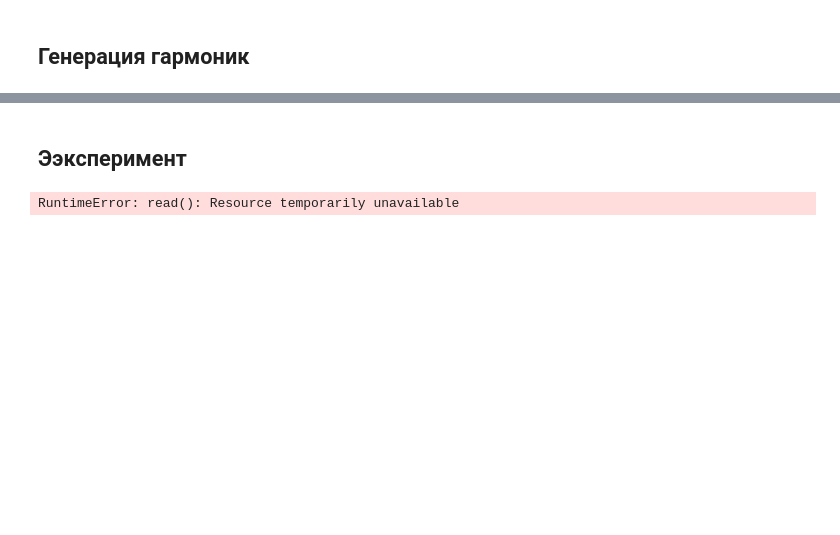
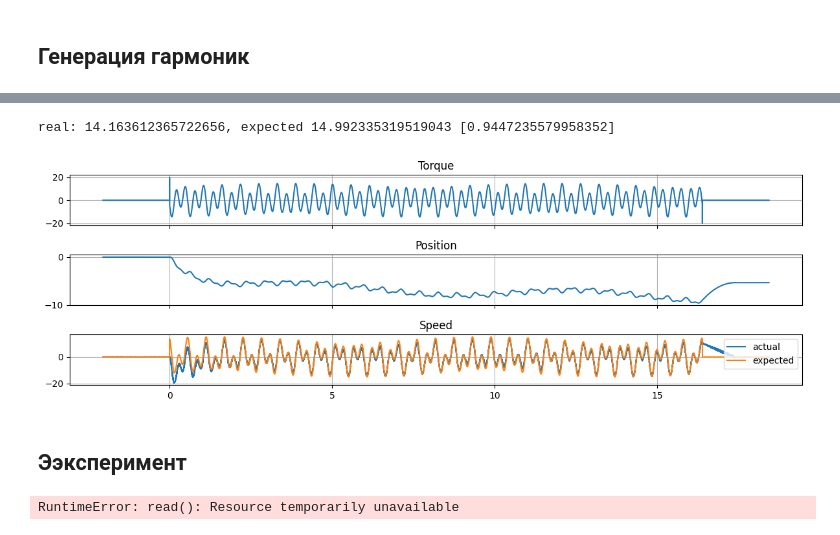
Before and after one commit to tndrd/encos-sys-id, a Jupyter notebook: scripts/test.ipynb, the cells around one changed output, grey strips where cells are left out. Cells and saved outputs as stored; diff of their text form; code cells hidden in the pictures; blank space fills up the shorter version.

```diff
--- a/scripts/test.ipynb
+++ b/scripts/test.ipynb
@@ -147,3 +165,23 @@ fig.tight_layout()
+# %%
+fig, ax = plt.subplots(3, 1, sharex=True)
+fig.set_size_inches(12, 4)
+ax[0].plot(T, x)
+ax[0].grid()
+ax[0].set_title("Torque")
+ax[1].plot(T, y)
+ax[1].set_title("Position")
+ax[1].grid()
+ax[2].plot(T, dy, label="actual")
+ax[2].plot(T, (v * VMAX)[1:-1], label="expected")
+ax[2].set_title("Speed")
+ax[2].legend()
+ax[2].grid()
+fig.tight_layout()
+
+print(f"real: {np.max(dy)}, expected {np.max(v * VMAX)} [{np.max(dy) / np.max(v * VMAX)}]")
+# %% [output]
+real: 14.163612365722656, expected 14.992335319519043 [0.9447235579958352]
+[figure, added]
 # %% [markdown]
 ## Ээксперимент
 # %%
```
Also changed, not shown: parts of 9 cells of this notebook, 1 other file.
